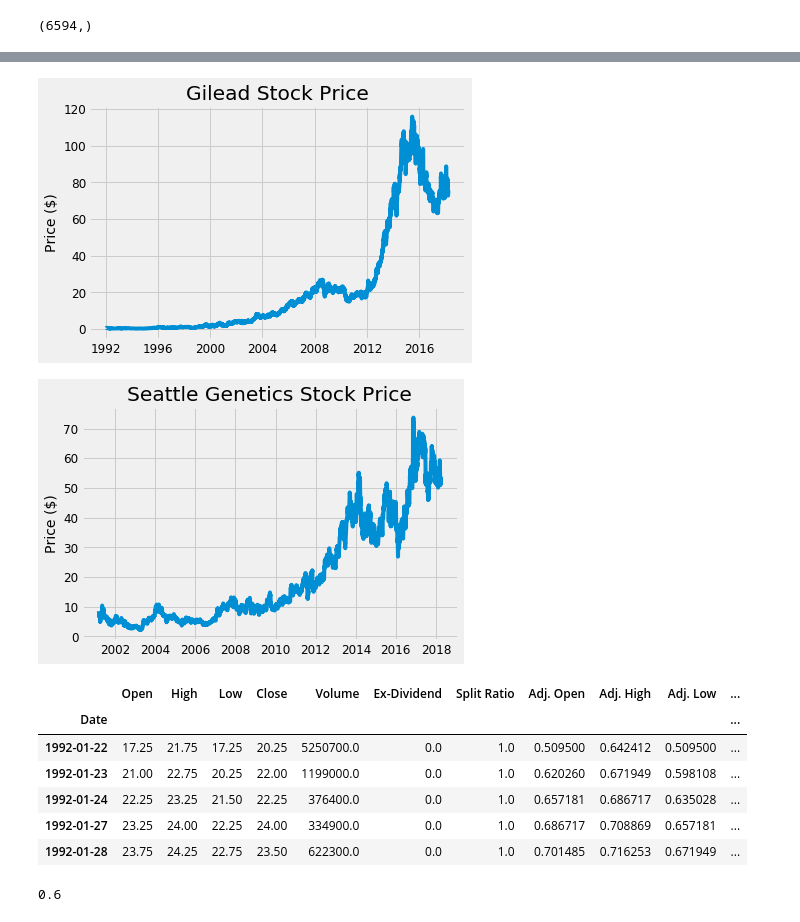
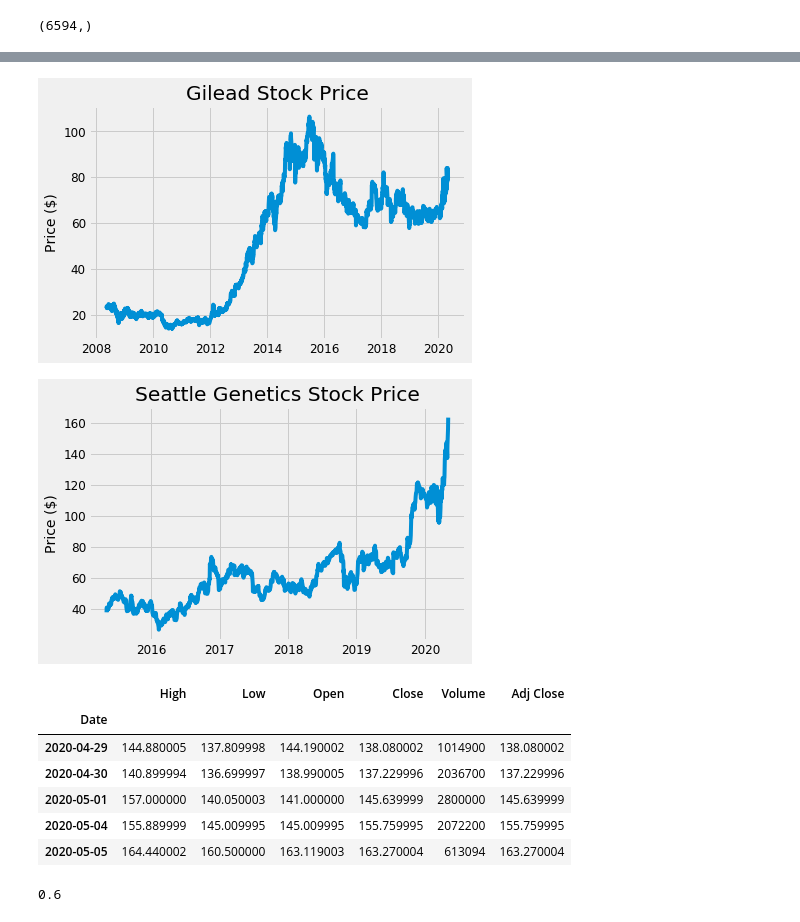
Before and after one commit to metis-macys-66898/data_607_sp2020, a Jupyter notebook: final_proj/Quandl-3.5.ipynb, the cells around one changed output, grey strips where cells are left out. Saved outputs shown, nothing was run; the diff lists cells and outputs as text; code cells hidden in the pictures.

```diff
--- a/final_proj/Quandl-3.5.ipynb
+++ b/final_proj/Quandl-3.5.ipynb
@@ -34,8 +34,9 @@ Successfully installed inflection-0.4.0 quandl-3.5.0
 # %%
 import quandl
 import pandas as pd
+import stocker
 quandl.ApiConfig.api_key = '1MN4xbFX3wwQNXvao-9-'
-quandl.ApiConfig.api_version = '2015-04-09'
+# quandl.ApiConfig.api_version = '2015-04-09'
 
 # Matplotlib for plotting
 import matplotlib.pyplot as plt
@@ -50,5 +51,7 @@ matplotlib.rcParams['ytick.labelsize'] = 12
 matplotlib.rcParams['text.color'] = 'k'
 from pandas.plotting import register_matplotlib_converters
 register_matplotlib_converters()
+from pandas_datareader import data
+import datetime as dt
 # %%
 # quandl.bulkdownload("GILD")
@@ -81,3 +85,10 @@ df.head
 [6594 rows x 13 columns]>
 # %%
 # quandl.bulkdownload("NSE")
+# %%
+# start is calculated as 365 days X years
+years = 12
+end = dt.datetime.today().strftime('%Y-%m-%d')  # today as the end date
+start = (dt.datetime.today() - dt.timedelta(days=365*years)).strftime('%Y-%m-%d')
+GILD = data.DataReader('GILD', 'yahoo', start, end)
+SGEN = data.DataReader('SGEN', 'yahoo', )
@@ -84,3 +115,5 @@ df.head
 # %%
-GILD = quandl.get('WIKI/GILD')
-SGEN = quandl.get('WIKI/SGEN')
+# GILD = quandl.get('WIKI/GILD')
+
+
+# SGEN = quandl.get('WIKI/SGEN')
@@ -114,30 +151,33 @@ stocker.predict.tomorrow('AMZN')
 # SARIMAXResults.get_prediction()
 # %%
 # The adjusted close accounts for stock splits, so that is what we should graph
-plt.plot(GILD.index, GILD['Adj. Close'])
+# plt.plot(GILD.index, GILD['Adj. Close'])
+plt.plot(GILD.index, GILD['Adj Close'])
 plt.title('Gilead Stock Price')
 plt.ylabel('Price ($)')
 plt.show()
 # %% [output]
-[figure, old version]
+[figure, new version]
 # %%
-plt.plot(SGEN.index, SGEN['Adj. Close'])
+# plt.plot(SGEN.index, SGEN['Adj. Close'])
+plt.plot(SGEN.index, SGEN['Adj Close'])
 plt.title('Seattle Genetics Stock Price')
 plt.ylabel('Price ($)')
 plt.show()
 # %% [output]
-[figure, old version]
+[figure, new version]
 # %%
 # !pip install --upgrade --force-reinstall holidays # version '0.10.2'
-GILD.head()
+GILD.tail()
+SGEN.tail()
 # %% [output]
-|  | Open | High | Low | Close | Volume | Ex-Dividend | Split Ratio | Adj. Open | Adj. High | Adj. Low | ... |
-| Date |  |  |  |  |  |  |  |  |  |  | ... |
-| 1992-01-22 | 17.25 | 21.75 | 17.25 | 20.25 | 5250700.0 | 0.0 | 1.0 | 0.509500 | 0.642412 | 0.509500 | ... |
-| 1992-01-23 | 21.00 | 22.75 | 20.25 | 22.00 | 1199000.0 | 0.0 | 1.0 | 0.620260 | 0.671949 | 0.598108 | ... |
-| 1992-01-24 | 22.25 | 23.25 | 21.50 | 22.25 | 376400.0 | 0.0 | 1.0 | 0.657181 | 0.686717 | 0.635028 | ... |
-| 1992-01-27 | 23.25 | 24.00 | 22.25 | 24.00 | 334900.0 | 0.0 | 1.0 | 0.686717 | 0.708869 | 0.657181 | ... |
-| 1992-01-28 | 23.75 | 24.25 | 22.75 | 23.50 | 622300.0 | 0.0 | 1.0 | 0.701485 | 0.716253 | 0.671949 | ... |
+|  | High | Low | Open | Close | Volume | Adj Close |
+| Date |  |  |  |  |  |  |
+| 2020-04-29 | 144.880005 | 137.809998 | 144.190002 | 138.080002 | 1014900 | 138.080002 |
+| 2020-04-30 | 140.899994 | 136.699997 | 138.990005 | 137.229996 | 2036700 | 137.229996 |
+| 2020-05-01 | 157.000000 | 140.050003 | 141.000000 | 145.639999 | 2800000 | 145.639999 |
+| 2020-05-04 | 155.889999 | 145.009995 | 145.009995 | 155.759995 | 2072200 | 155.759995 |
+| 2020-05-05 | 164.440002 | 160.500000 | 163.119003 | 163.270004 | 613094 | 163.270004 |
 # %%
 # !python3 -m pip install fbprophet
 #from dateutil.easter import easter # fix for ImportError: cannot import name 'easter' from 'holidays'
```
Also changed, not shown: parts of 13 cells of this notebook.
